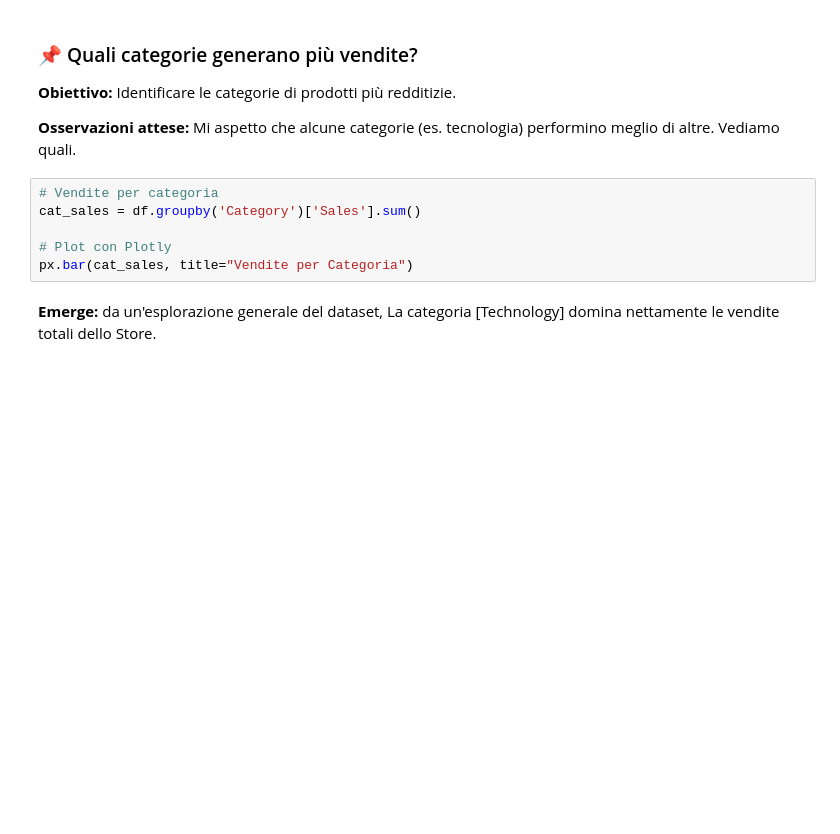
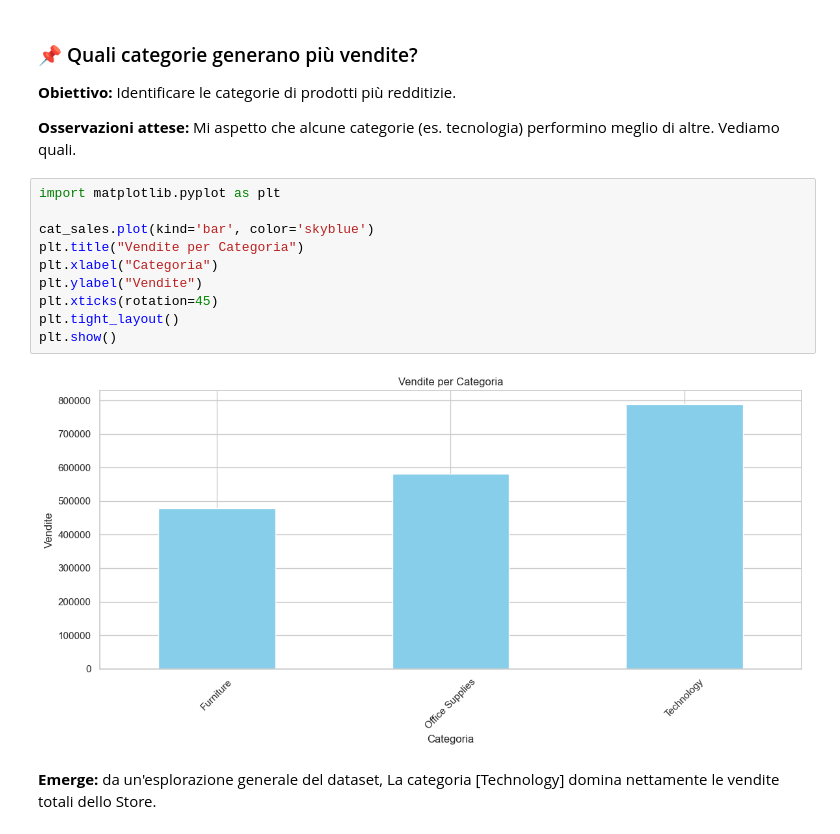
Before and after one commit to Lamiki82/retail-sales-analysis, a Jupyter notebook: notebooks/eda_superstore.ipynb, the cells around one changed output. Drawn from its saved outputs; the diff is of its cells as text; blank space fills up the shorter version.

```diff
--- a/notebooks/eda_superstore.ipynb
+++ b/notebooks/eda_superstore.ipynb
@@ -96,11 +96,17 @@ plt.rcParams['figure.figsize'] = (12, 6)
 
 **Osservazioni attese:** Mi aspetto che alcune categorie (es. tecnologia) performino meglio di altre. Vediamo quali.
 # %%
-# Vendite per categoria
-cat_sales = df.groupby('Category')['Sales'].sum()
+import matplotlib.pyplot as plt
 
-# Plot con Plotly
-px.bar(cat_sales, title="Vendite per Categoria")
+cat_sales.plot(kind='bar', color='skyblue')
+plt.title("Vendite per Categoria")
+plt.xlabel("Categoria")
+plt.ylabel("Vendite")
+plt.xticks(rotation=45)
+plt.tight_layout()
+plt.show()
+# %% [output]
+[figure, added]
 # %% [markdown]
 **Emerge:** da un'esplorazione generale del dataset, La categoria [Technology] domina nettamente le vendite totali dello Store.
 # %%
```
